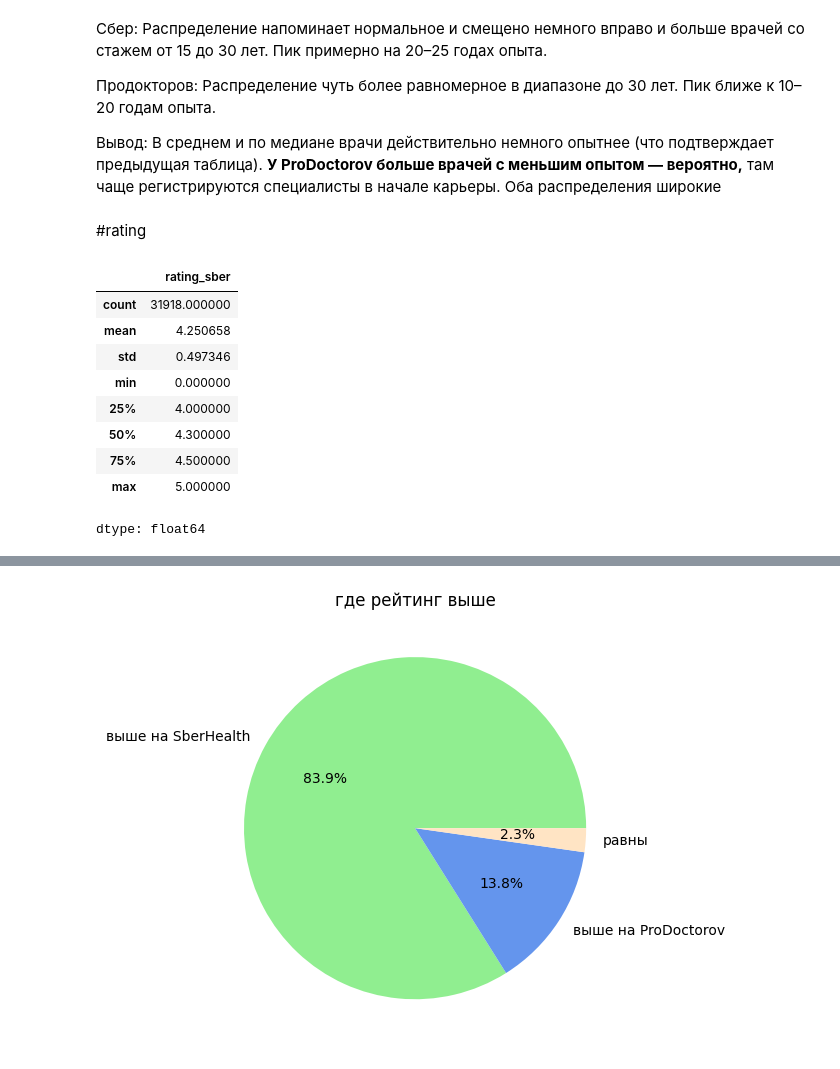
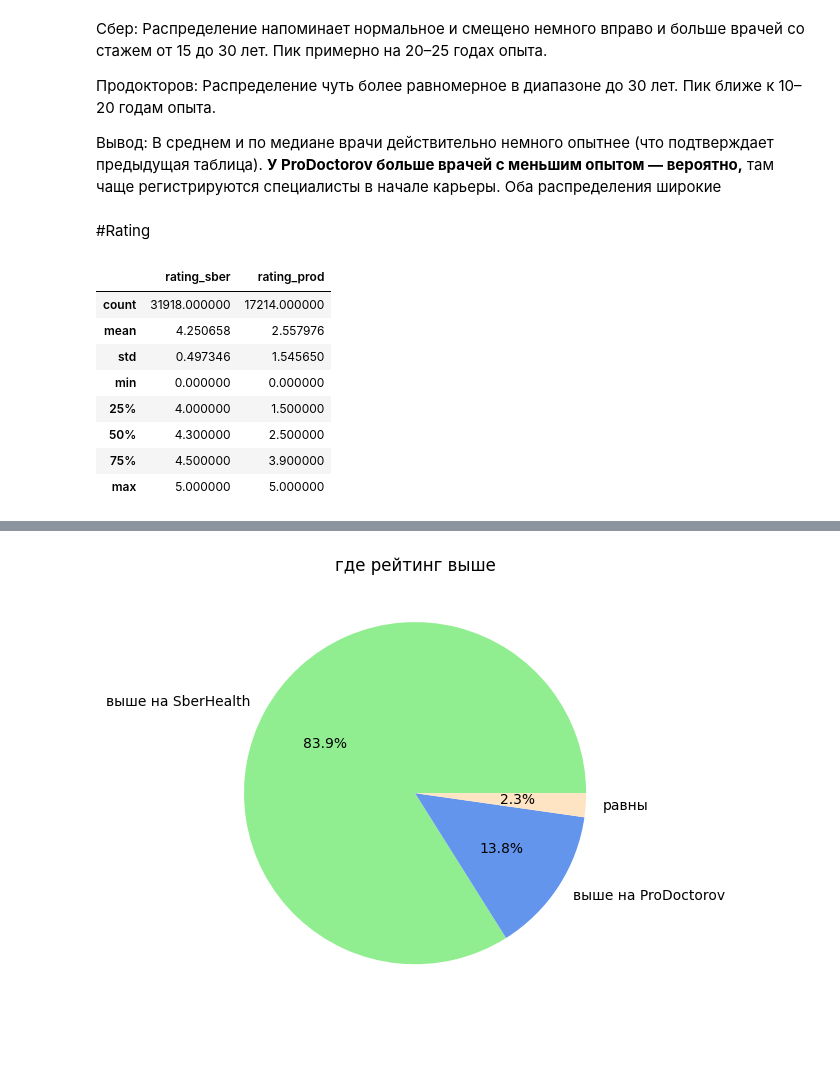
Before and after one commit to yyaroslavskiy/SkibidiDocDoc, a Jupyter notebook: eda/EDA_Doctors_1.ipynb, the cells around one changed output, grey strips where cells are left out. Cells and saved outputs as stored; diff of their text form; code cells hidden in the pictures.

Commit message:
feat: rating and multivariant analysis with some conclusions

```diff
--- a/eda/EDA_Doctors_1.ipynb
+++ b/eda/EDA_Doctors_1.ipynb
@@ -59,0 +61,6 @@ doctors = pd.read_csv('https://github.com/yyaroslavskiy/cuddly-chainsaw/raw/refs
+# %%
+review_rate = pd.read_csv('mean_review_rate.csv') #записать ссылкой
+
+doctors = doctors.merge(review_rate, left_on='link_sber', right_on='doctor_link', how='left')
+
+doctors = doctors.merge(review_rate, left_on='link_prod', right_on='doctor_link', how='left')
@@ -435,17 +462,16 @@ axes[1].grid(alpha=0.5)
 **У ProDoctorov больше врачей с меньшим опытом — вероятно,** там чаще регистрируются специалисты в начале карьеры.
 Оба распределения широкие
 # %% [markdown]
-#rating
+#Rating
 # %%
-doctors['rating_sber'].describe()
+doctors[['rating_sber', 'rating_prod']].describe()
 # %% [output]
-|  | rating_sber |
-| count | 31918.000000 |
-| mean | 4.250658 |
-| std | 0.497346 |
-| min | 0.000000 |
-| 25% | 4.000000 |
-| 50% | 4.300000 |
-| 75% | 4.500000 |
-| max | 5.000000 |
+|  | rating_sber | rating_prod |
+| count | 31918.000000 | 17214.000000 |
+| mean | 4.250658 | 2.557976 |
+| std | 0.497346 | 1.545650 |
+| min | 0.000000 | 0.000000 |
+| 25% | 4.000000 | 1.500000 |
+| 50% | 4.300000 | 2.500000 |
+| 75% | 4.500000 | 3.900000 |
+| max | 5.000000 | 5.000000 |
-dtype: float64
```
Also changed, not shown: parts of 36 cells of this notebook.
